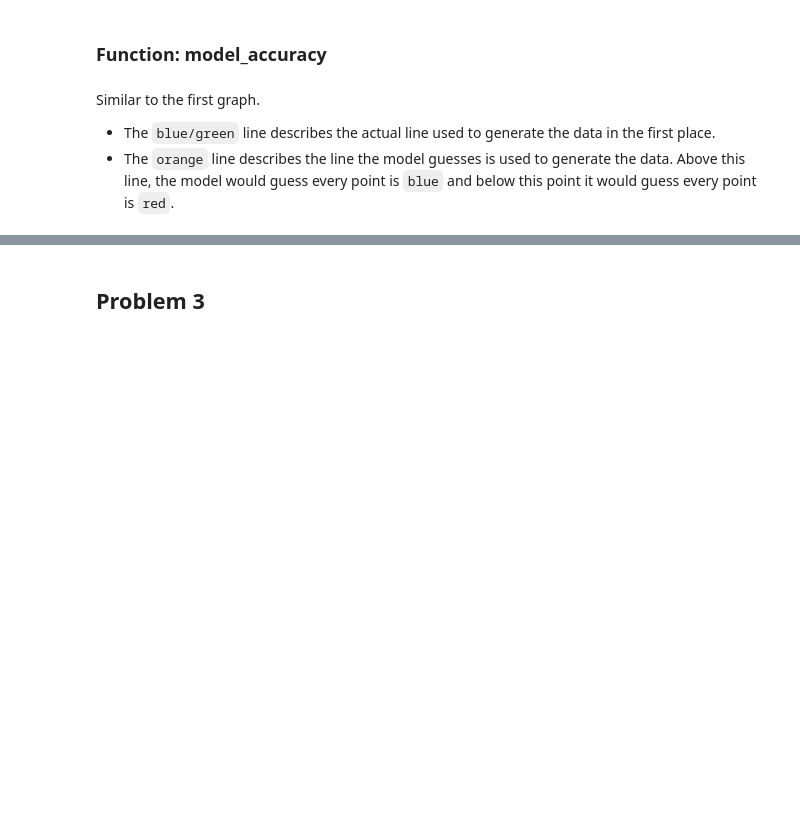
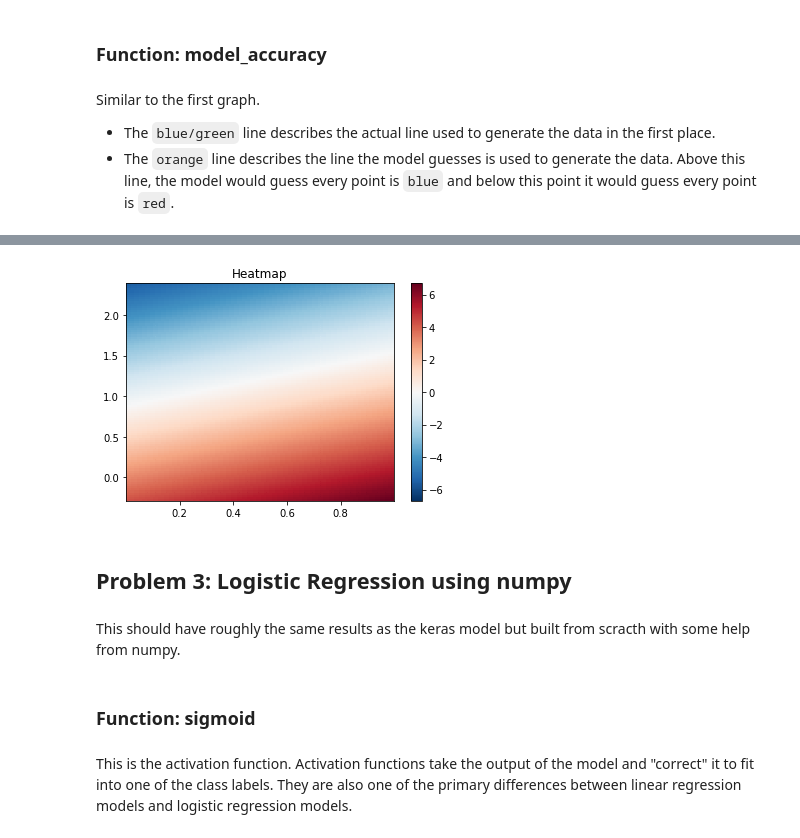
Before and after one commit to b-hill/cop4630, a Jupyter notebook: hw3.ipynb, the cells around one changed output, grey strips where cells are left out. Cells and saved outputs as stored; diff of their text form; code cells hidden in the pictures; blank space fills up the shorter version.

```diff
--- a/hw3.ipynb
+++ b/hw3.ipynb
@@ -193,2 +218,29 @@ model_accuracy(labels, data, w, b, weights, bias)
+# %%
+def heatmap(weights, bias, data):
+  # mapping x and y values to data from df
+  y, x = np.meshgrid(np.linspace(data['x_2'].min(), data['x_2'].max(), 100), np.linspace(data['x_1'].min(), data['x_1'].max(), 100))
+
+  # get z value from mapped values and weights and bias
+  z = bias + y * weights[1] + x * weights[0]
+
+  # sizing
+  z = z[:-1, :-1]
+  z_min, z_max = -np.abs(z).max(), np.abs(z).max()
+
+  fig, ax = plt.subplots()
+  c = ax.pcolormesh(x, y, z, cmap='RdBu_r', vmin=z_min, vmax=z_max)
+  ax.set_title('Heatmap')
+  ax.axis([x.min(), x.max(), y.min(), y.max()])
+  fig.colorbar(c, ax=ax)
+# %%
+heatmap(weights, bias, data)
+# %% [output]
+[figure, added]
 # %% [markdown]
-## Problem 3
+## Problem 3: Logistic Regression using numpy
+# %% [markdown]
+This should have roughly the same results as the keras model but built from scracth with some help from numpy.
+# %% [markdown]
+### Function: sigmoid
+# %% [markdown]
+This is the activation function. Activation functions take the output of the model and "correct" it to fit into one of the class labels. They are also one of the primary differences between linear regression models and logistic regression models.
```
Also changed, not shown: parts of 34 cells of this notebook.
